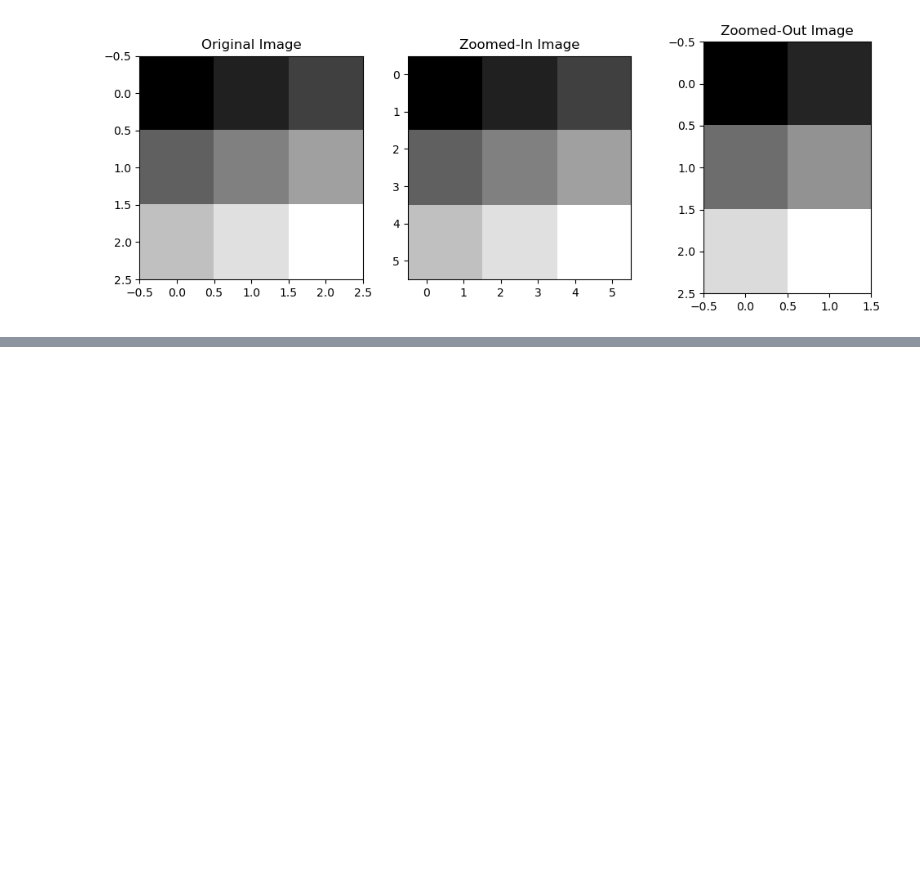
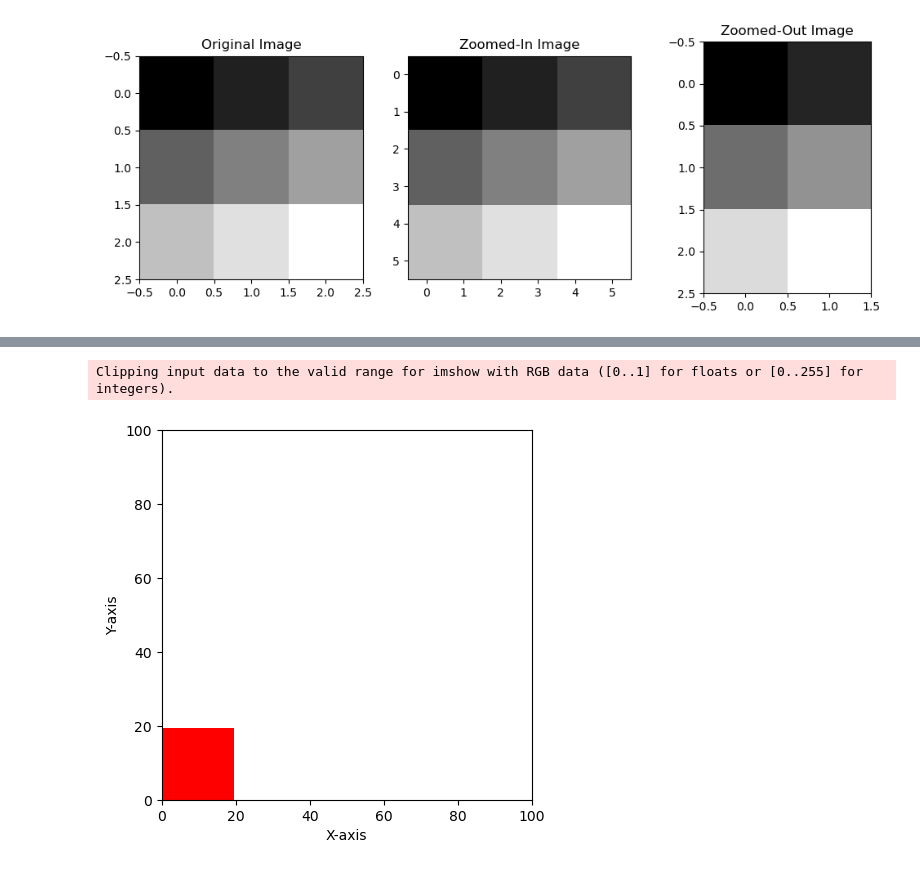
Before and after one commit to babarai45/Data_Science-2024-25, a Jupyter notebook: Data Preprocessing /All Libraries Learning /Numpy/linealgebra.ipynb, the cells around one changed output, grey strips where cells are left out. Cells and saved outputs as stored; diff of their text form; code cells hidden in the pictures; blank space fills up the shorter version.

```diff
--- a/Data Preprocessing /All Libraries Learning /Numpy/linealgebra.ipynb
+++ b/Data Preprocessing /All Libraries Learning /Numpy/linealgebra.ipynb
@@ -176,0 +319,33 @@ image.show()
+# %%
+import numpy as np
+import matplotlib.pyplot as plt
+
+# Size of the grid
+grid_size = 10
+
+# Create a white background image
+background = np.ones((grid_size * 10, grid_size * 10, 3)) * 255
+
+# Create a red square image
+red_square = np.full((grid_size * 2, grid_size * 2, 3), (255, 0, 0), dtype=np.uint8)
+
+# Position the red square in the top-left corner
+background[0:grid_size*2, 0:grid_size*2] = red_square
+
+# Create the figure and axis
+fig, ax = plt.subplots()
+
+# Display the image on the axis
+ax.imshow(background)
+
+# Set axis limits and labels
+ax.set_xlim(0, grid_size * 10)
+ax.set_ylim(0, grid_size * 10)
+ax.set_xlabel('X-axis')
+ax.set_ylabel('Y-axis')
+
+# Show the plot
+plt.show()
+# %% [output]
+Clipping input data to the valid range for imshow with RGB data ([0..1] for floats or [0..255] for integers).
+[figure, added]
```
Also changed, not shown: parts of 22 cells of this notebook, 12 other files.
